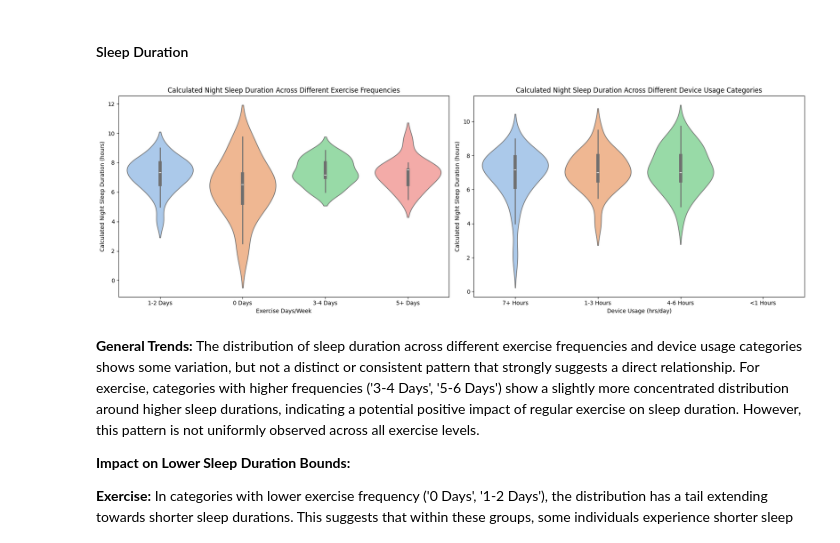
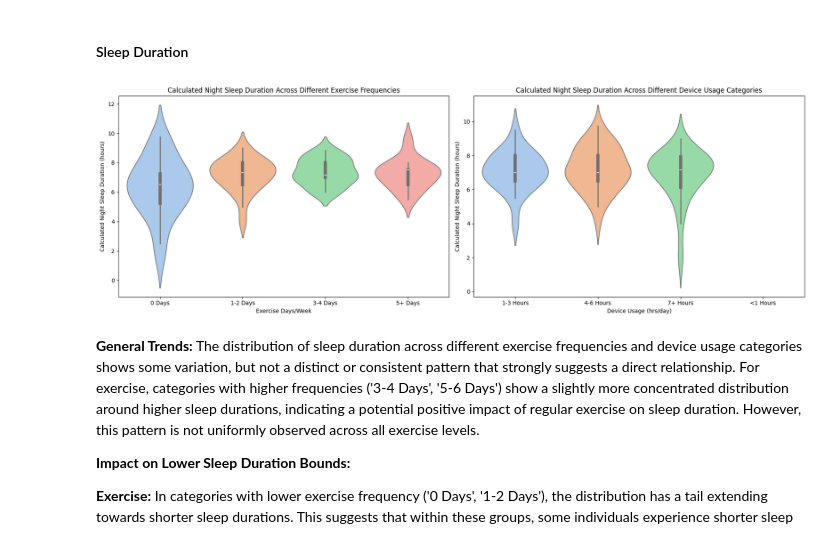
Before and after one commit to johnkimtech/sleep, a Jupyter notebook: desc_stat_visualize.ipynb, the cells around one changed output. Cells and saved outputs as stored; diff of their text form; code cells hidden in the pictures.

```diff
--- a/desc_stat_visualize.ipynb
+++ b/desc_stat_visualize.ipynb
@@ -280,24 +273,26 @@ Similar to exercise frequency, the distribution of sleep quality scores varies a
 # %%
 # Creating side-by-side violin plots for Exercise Days/Week and Device Usage (hrs/day) vs Calculated Night Sleep Duration
 
 fig, axes = plt.subplots(nrows=1, ncols=2, figsize=(18, 6))
 
 # Exercise Days/Week vs Calculated Night Sleep Duration
-sns.violinplot(ax=axes[0], x='Exercise Days/Week', y='Calculated Night Sleep Duration', data=df, palette='pastel')
+col = 'Exercise Days/Week'
+sns.violinplot(ax=axes[0], x=col, y='Calculated Night Sleep Duration', data=df, palette='pastel', order=sorted(df[col].unique()))
 axes[0].set_title('Calculated Night Sleep Duration Across Different Exercise Frequencies')
-axes[0].set_xlabel('Exercise Days/Week')
+axes[0].set_xlabel(col)
 axes[0].set_ylabel('Calculated Night Sleep Duration (hours)')
 
 # Device Usage (hrs/day) vs Calculated Night Sleep Duration
-sns.violinplot(ax=axes[1], x='Device Usage (hrs/day)', y='Calculated Night Sleep Duration', data=df, palette='pastel')
+col = 'Device Usage (hrs/day)'
+sns.violinplot(ax=axes[1], x=col, y='Calculated Night Sleep Duration', data=df, palette='pastel', order=sorted(df[col].unique()))
 axes[1].set_title('Calculated Night Sleep Duration Across Different Device Usage Categories')
-axes[1].set_xlabel('Device Usage (hrs/day)')
+axes[1].set_xlabel(col)
 axes[1].set_ylabel('Calculated Night Sleep Duration (hours)')
 
 plt.tight_layout()
 plt.show()
 # %% [output]
-[figure, old version]
+[figure, new version]
 # %% [markdown]
 
 **General Trends:** The distribution of sleep duration across different exercise frequencies and device usage categories shows some variation, but not a distinct or consistent pattern that strongly suggests a direct relationship. For exercise, categories with higher frequencies ('3-4 Days', '5-6 Days') show a slightly more concentrated distribution around higher sleep durations, indicating a potential positive impact of regular exercise on sleep duration. However, this pattern is not uniformly observed across all exercise levels.
```
Also changed, not shown: parts of 8 cells of this notebook, 2 other files.
